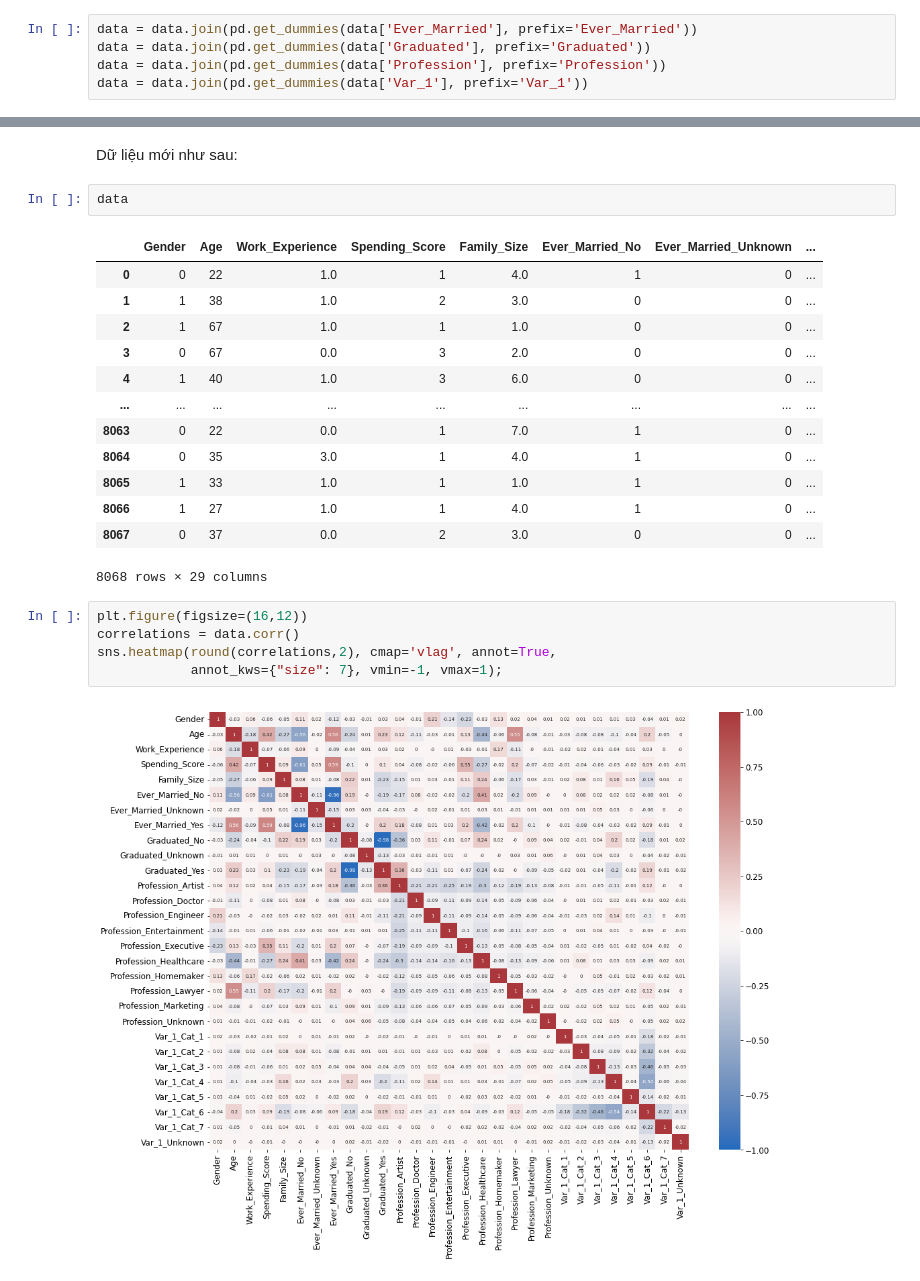
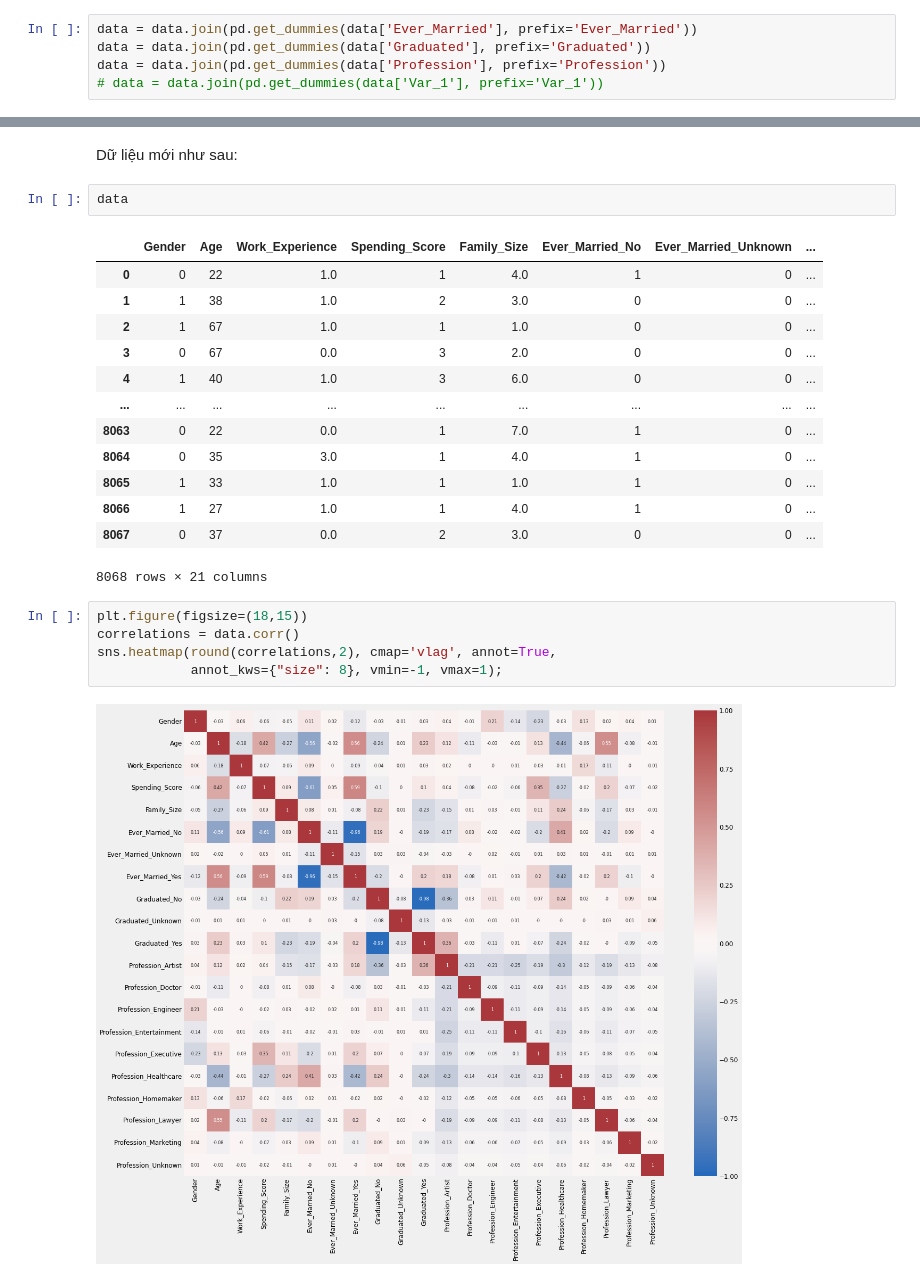
Before and after one commit to NDuyUyen/Customer_Segmentation, a Jupyter notebook: Customer_Clustering.ipynb, the cells around one changed output, grey strips where cells are left out. Drawn from its saved outputs; the diff is of its cells as text.

```diff
--- a/Customer_Clustering.ipynb
+++ b/Customer_Clustering.ipynb
@@ -393,7 +394,7 @@ data['Spending_Score'] = data['Spending_Score'].replace('High', 3)
 data = data.join(pd.get_dummies(data['Ever_Married'], prefix='Ever_Married'))
 data = data.join(pd.get_dummies(data['Graduated'], prefix='Graduated'))
 data = data.join(pd.get_dummies(data['Profession'], prefix='Profession'))
-data = data.join(pd.get_dummies(data['Var_1'], prefix='Var_1'))
+# data = data.join(pd.get_dummies(data['Var_1'], prefix='Var_1'))
 # %% [markdown]
 Sau đó, ta xóa các cột có kiểu object ra khỏi tập dữ liệu.
 # %%
@@ -418,11 +419,11 @@ data
 | 8065 | 1 | 33 | 1.0 | 1 | 1.0 | 1 | 0 | ... |
 | 8066 | 1 | 27 | 1.0 | 1 | 4.0 | 1 | 0 | ... |
 | 8067 | 0 | 37 | 0.0 | 2 | 3.0 | 0 | 0 | ... |
-8068 rows × 29 columns
+8068 rows × 21 columns
 # %%
-plt.figure(figsize=(16,12))
+plt.figure(figsize=(18,15))
 correlations = data.corr()
 sns.heatmap(round(correlations,2), cmap='vlag', annot=True,
-            annot_kws={"size": 7}, vmin=-1, vmax=1);
+            annot_kws={"size": 8}, vmin=-1, vmax=1);
 # %% [output]
-[figure, old version]
+[figure, new version]
```
Also changed, not shown: parts of 21 cells of this notebook.
